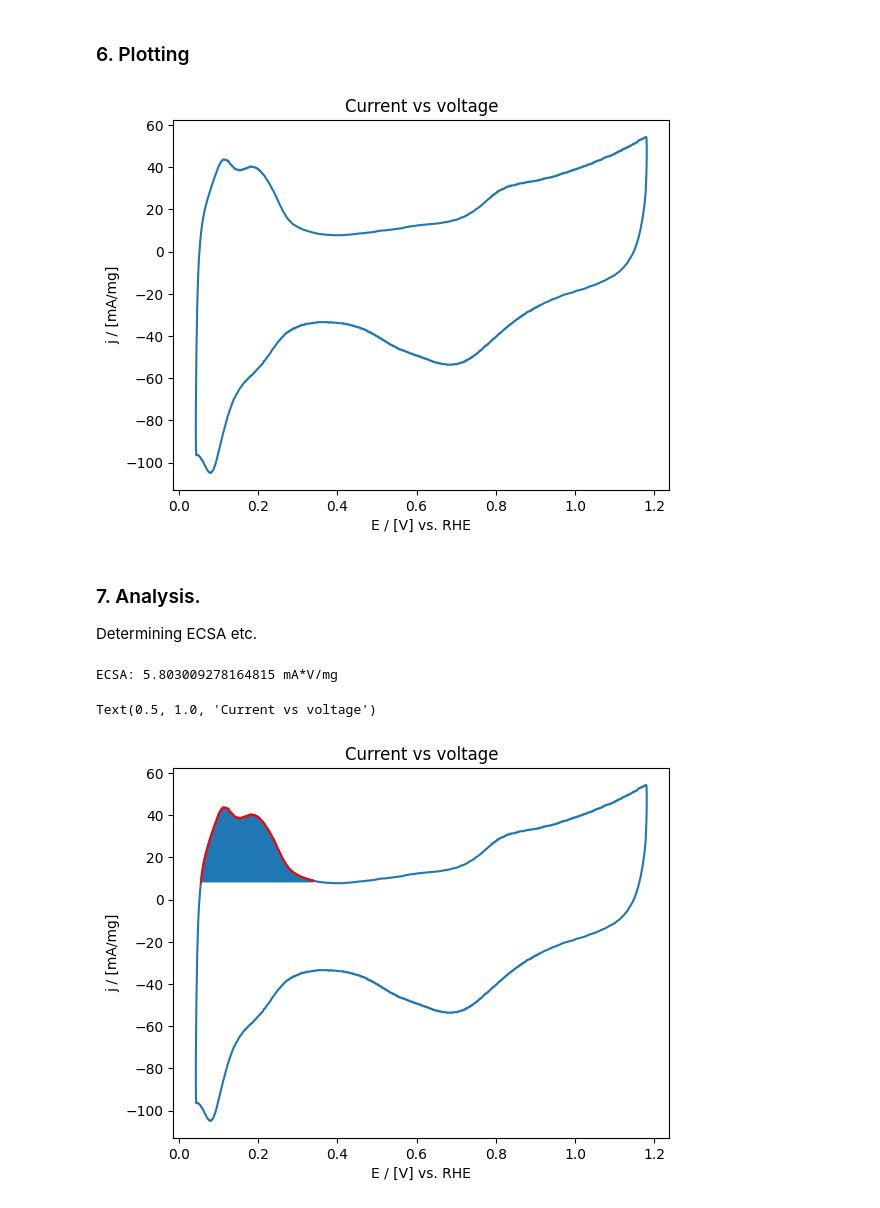
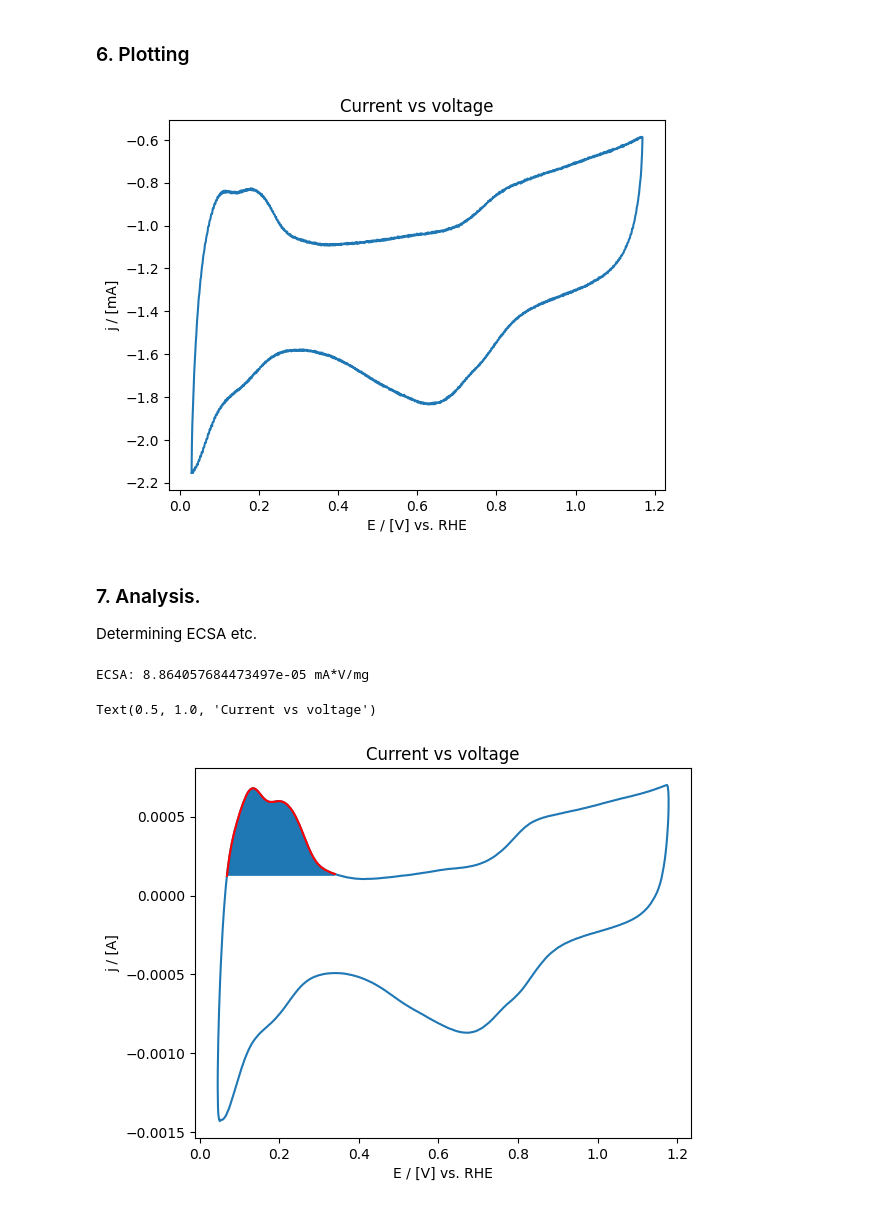
Before and after one commit to linneabjork/RDE_analysis, a Jupyter notebook: run_analysisCV.ipynb, the cells around one changed output. Drawn from its saved outputs; the diff is of its cells as text; code cells hidden in the pictures.

Commit message:
Removing the use of a parameters file

```diff
--- a/run_analysisCV.ipynb
+++ b/run_analysisCV.ipynb
@@ -41,7 +45,7 @@ files = filedialog.askopenfilenames(title="Open the files to analyze.")
 data_matrix = []
 
 for file in files:
-    V_i, I_i = get_voltage_current(file, 10)
+    V_i, I_i = get_voltage_current(file, index)
     data_matrix.append(V_i)
     data_matrix.append(I_i)
 
@@ -54,4 +57,0 @@ print(files)
-# %%
-%autoreload
-background_file = filedialog.askopenfilename()
-background_matrix = get_background(background_file, 10)
@@ -60,0 +58,17 @@ parameters_dictionary = get_parameters(parameters_file)
+# %%
+%autoreload
+if nbr_files == 1:
+    background_file = filedialog.askopenfilename(title="Choose the background file.")
+    background_matrix = get_background(background_file, index)
+    print(background_file)
+else:
+    background_files = filedialog.askopenfilenames(title="Choose the background files.")
+    background_matrix = []
+
+    for file in background_files:
+        V_i, I_i = get_background(file, 10)
+        background_matrix.append(V_i)
+        background_matrix.append(I_i)
+
+        background_matrix = np.transpose(data_matrix)  #matrix with columns as follows: [V(file1); I(file1); V(file2); I(file2); ...]
+        print(files)
@@ -66,17 +82,19 @@ The following corrections can be made:
 * Background adjustment of current
 # %%
 %autoreload
-background_RHE = RHE_correction_background(background_matrix, parameters_dictionary)
+background_RHE = RHE_correction_background(background_matrix, reference)
 
 if nbr_files == 1:
-    voltage_RHE = RHE_correction(V, parameters_dictionary)
-    new_V = ir_drop_correction(voltage_RHE, background_RHE, parameters_dictionary)
-    new_I = background_correction_current(I, background_RHE)
+    new_V = copy.deepcopy(V)
+    new_I = copy.deepcopy(I)
+    voltage_RHE = RHE_correction(new_V, reference)
+    # new_V = ir_drop_correction(voltage_RHE, background_RHE, parameters_dictionary)
+    new_I = background_correction_current(new_I, background_RHE)
 else:
     for i in range(len(data_matrix[0])):
         if i % 2 == 0:  #voltage are stored in even indexed columns
-            data_matrix[:,i] = RHE_correction(data_matrix[:,i], parameters_dictionary)
-            data_matrix[:,i] = ir_drop_correction(data_matrix[:,i], background_RHE, parameters_dictionary)
+            data_matrix[:,i] = RHE_correction(data_matrix[:,i], reference)
+            data_matrix[:,i] = ir_drop_correction(data_matrix[:,i], background_RHE, ir_comp)
         # else:  #current
         #     data_matrix[:,i] = background_correction_current(data_matrix[:,i], background_RHE)
     data_matrix[:,3] = background_correction_current(data_matrix[:,3], background_RHE)
@@ -104,9 +118,9 @@ else:
 ### 6. Plotting
 # %%
 if nbr_files == 1:
-    plt.plot(voltage_RHE, mass_I)
+    plt.plot(voltage_RHE, [i*1000 for i in I])
     plt.xlabel('E / [V] vs. RHE')
-    plt.ylabel('j / [mA/mg]')
+    plt.ylabel('j / [mA]')
     plt.title('Current vs voltage')
 else:
     for i in range(0,len(data_matrix[0]),2):
@@ -116,35 +130,35 @@ else:
     #plt.legend(["Curve", "O2"])
     plt.title('Current vs voltage')
 # %% [output]
-[figure, old version]
+[figure, new version]
 # %% [markdown]
 ### 7. Analysis.
 Determining ECSA etc.
 # %%
 # Choose x-region to look at the ECSA (HUP, CO stripping peak)
-lower_limit = 0.055
+lower_limit = 0.068
 upper_limit = 0.34
 
 # voltage = list(copy.deepcopy(data_matrix[:,2])) #Choose which CV to look at. list to be able to use index() method
 # current = list(copy.deepcopy(data_matrix[:,3]))
 voltage = copy.deepcopy(voltage_RHE)
-current = copy.deepcopy(mass_I)
+current = copy.deepcopy(I)
 
 integration_start = next(x for x in voltage if x >= lower_limit)
 integration_end = next(x for x in voltage if x >= upper_limit)
 
 integration_interval = slice(voltage.index(integration_start), voltage.index(integration_end))
 height = current[voltage.index(integration_start)]
 ECSA = np.trapz(current[integration_interval], voltage[integration_interval]) - height * (upper_limit - lower_limit)
 print('ECSA:', ECSA, 'mA*V/mg')
 
 plt.plot(voltage, current)
 plt.plot(voltage[integration_interval], current[integration_interval], 'red')
 plt.fill_between(voltage[integration_interval], current[integration_interval], height)
 plt.xlabel('E / [V] vs. RHE')
-plt.ylabel('j / [mA/mg]')
+plt.ylabel('j / [A]')
 plt.title('Current vs voltage')
 # %% [output]
-ECSA: 5.803009278164815 mA*V/mg
+ECSA: 8.864057684473497e-05 mA*V/mg
 Text(0.5, 1.0, 'Current vs voltage')
-[figure, old version]
+[figure, new version]
```
Also changed, not shown: parts of 8 cells of this notebook, 1 other file.
